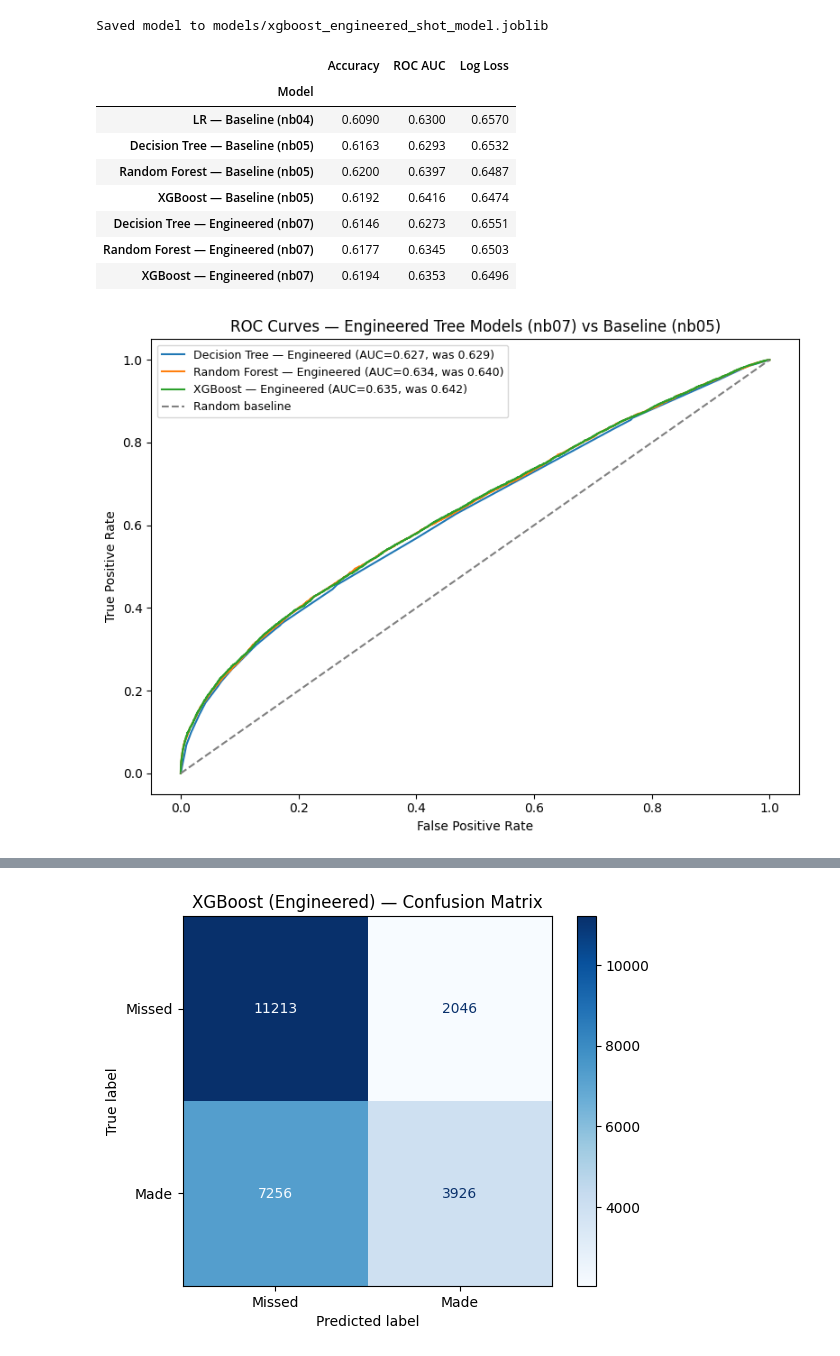
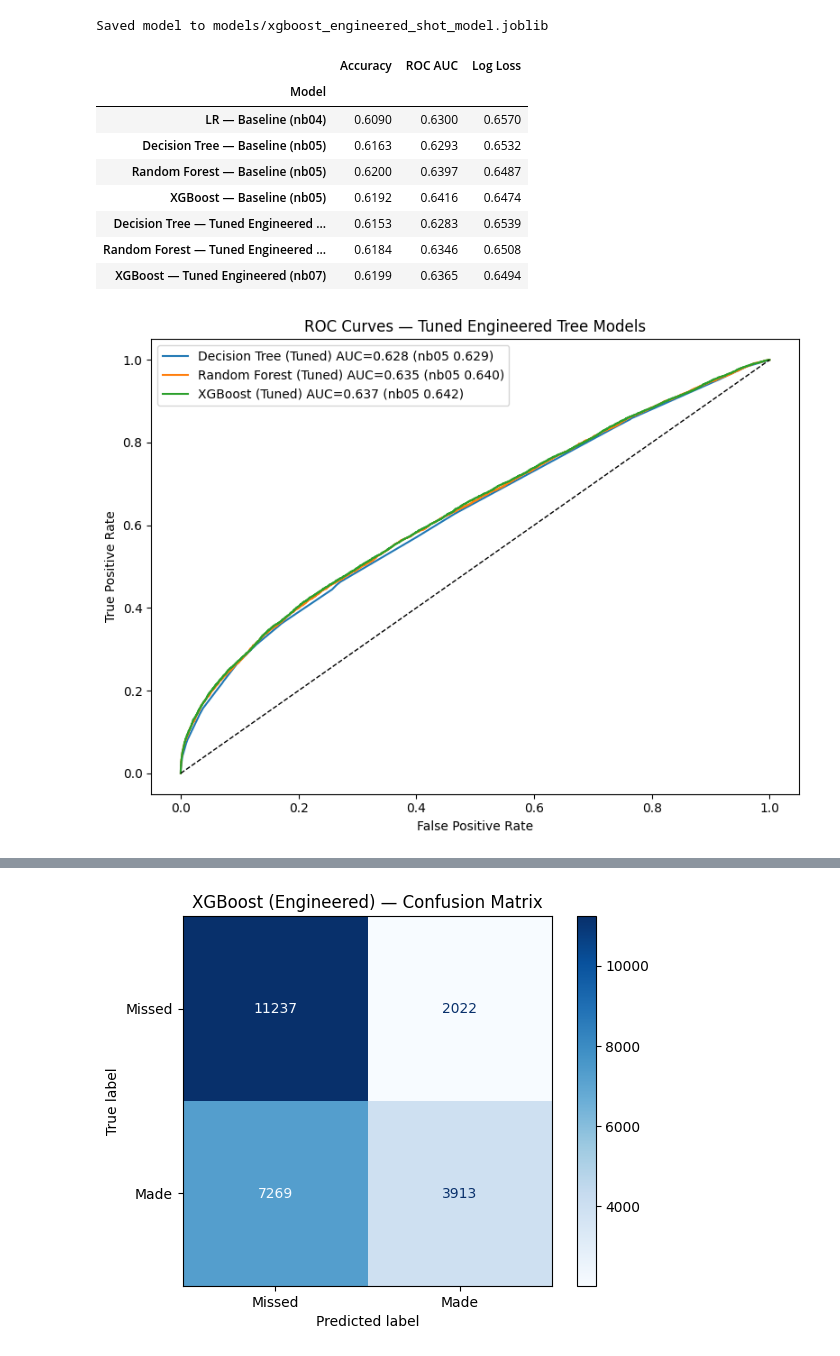
Before and after one commit to nseluga/Shot-Value-Machine-Learning, a Jupyter notebook: notebooks/07_tree_models_engineered.ipynb, the cells around one changed output, grey strips where cells are left out. Drawn from its saved outputs; the diff is of its cells as text; code cells hidden in the pictures.

```diff
--- a/notebooks/07_tree_models_engineered.ipynb
+++ b/notebooks/07_tree_models_engineered.ipynb
@@ -78,14 +119,18 @@ X_test shape:  (24441, 22)
 # %%
-# --- Decision Tree ---
-dt = DecisionTreeClassifier(max_depth=5, min_samples_leaf=100, random_state=42)
-dt.fit(X_train, y_train)
+# --- Decision Tree: tuned on training folds ---
+dt_search = tune_model(
+    "Decision Tree",
+    DecisionTreeClassifier(random_state=42),
+    {
+        "max_depth": [3, 4, 5, 6, 8, 10, 12, None],
+        "min_samples_split": [50, 100, 200, 400, 800],
+        "min_samples_leaf": [25, 50, 75, 100, 150, 250],
+        "max_features": [None, "sqrt", "log2"],
+        "criterion": ["gini", "entropy", "log_loss"],
+    },
+    n_iter=12,
+)
 
-y_pred_dt = dt.predict(X_test)
-y_prob_dt = dt.predict_proba(X_test)[:, 1]
-
-print("=== Decision Tree ===")
-print("Accuracy:", accuracy_score(y_test, y_pred_dt))
-print("ROC AUC: ", roc_auc_score(y_test, y_prob_dt))
-print("Log Loss:", log_loss(y_test, y_prob_dt))
-print("Brier Score:", brier_score_loss(y_test, y_prob_dt))
+dt = dt_search.best_estimator_
+y_pred_dt, y_prob_dt = evaluate_model("Decision Tree (Tuned)", dt)
 # %% [output]
@@ -176,23 +303,23 @@ print("Saved model to", MODEL_DIR / "xgboost_engineered_shot_model.joblib")
 # %% [output]
 Saved model to models/xgboost_engineered_shot_model.joblib
 # %%
-# four-way comparison: baseline models (notebooks 04/05) vs engineered versions (notebooks 06/07)
+# four-way comparison: baseline models (notebooks 04/05) vs tuned engineered versions (notebook 07)
 comparison = pd.DataFrame([
     # notebook 04 / 05 baselines (hardcoded from prior runs)
     {"Model": "LR — Baseline (nb04)",          "Accuracy": 0.6090, "ROC AUC": 0.6300, "Log Loss": 0.6570},
     {"Model": "Decision Tree — Baseline (nb05)", "Accuracy": 0.6163, "ROC AUC": 0.6293, "Log Loss": 0.6532},
     {"Model": "Random Forest — Baseline (nb05)", "Accuracy": 0.6200, "ROC AUC": 0.6397, "Log Loss": 0.6487},
     {"Model": "XGBoost — Baseline (nb05)",       "Accuracy": 0.6192, "ROC AUC": 0.6416, "Log Loss": 0.6474},
-    # engineered versions (this notebook)
-    {"Model": "Decision Tree — Engineered (nb07)", "Accuracy": accuracy_score(y_test, y_pred_dt),
-                                                    "ROC AUC": roc_auc_score(y_test, y_prob_dt),
-                                                    "Log Loss": log_loss(y_test, y_prob_dt)},
-    {"Model": "Random Forest — Engineered (nb07)", "Accuracy": accuracy_score(y_test, y_pred_rf),
-                                                    "ROC AUC": roc_auc_score(y_test, y_prob_rf),
-                                                    "Log Loss": log_loss(y_test, y_prob_rf)},
-    {"Model": "XGBoost — Engineered (nb07)",       "Accuracy": accuracy_score(y_test, y_pred_xgb),
-                                                    "ROC AUC": roc_auc_score(y_test, y_prob_xgb),
-                                                    "Log Loss": log_loss(y_test, y_prob_xgb)},
+    # tuned engineered versions (this notebook)
+    {"Model": "Decision Tree — Tuned Engineered (nb07)", "Accuracy": accuracy_score(y_test, y_pred_dt),
+                                                          "ROC AUC": roc_auc_score(y_test, y_prob_dt),
+                                                          "Log Loss": log_loss(y_test, y_prob_dt)},
+    {"Model": "Random Forest — Tuned Engineered (nb07)", "Accuracy": accuracy_score(y_test, y_pred_rf),
+                                                          "ROC AUC": roc_auc_score(y_test, y_prob_rf),
+                                                          "Log Loss": log_loss(y_test, y_prob_rf)},
+    {"Model": "XGBoost — Tuned Engineered (nb07)",       "Accuracy": accuracy_score(y_test, y_pred_xgb),
+                                                          "ROC AUC": roc_auc_score(y_test, y_prob_xgb),
+                                                          "Log Loss": log_loss(y_test, y_prob_xgb)},
 ]).set_index("Model").round(4)
 
 comparison
@@ -203,31 +330,31 @@ comparison
 | Decision Tree — Baseline (nb05) | 0.6163 | 0.6293 | 0.6532 |
 | Random Forest — Baseline (nb05) | 0.6200 | 0.6397 | 0.6487 |
 | XGBoost — Baseline (nb05) | 0.6192 | 0.6416 | 0.6474 |
-| Decision Tree — Engineered (nb07) | 0.6146 | 0.6273 | 0.6551 |
-| Random Forest — Engineered (nb07) | 0.6177 | 0.6345 | 0.6503 |
-| XGBoost — Engineered (nb07) | 0.6194 | 0.6353 | 0.6496 |
+| Decision Tree — Tuned Engineered ... | 0.6153 | 0.6283 | 0.6539 |
+| Random Forest — Tuned Engineered ... | 0.6184 | 0.6346 | 0.6508 |
+| XGBoost — Tuned Engineered (nb07) | 0.6199 | 0.6365 | 0.6494 |
 # %%
-# ROC curves: engineered tree models overlaid, with notebook 05 AUC values annotated in legend
+# ROC curves: tuned engineered tree models overlaid, with notebook 05 AUC values annotated in legend
 fig, ax = plt.subplots(figsize=(8, 6))
 
 for name, y_prob, nb05_auc in [
-    ("Decision Tree", y_prob_dt, 0.629),
-    ("Random Forest", y_prob_rf, 0.640),
-    ("XGBoost",       y_prob_xgb, 0.642),
+    ("Decision Tree (Tuned)", y_prob_dt, 0.629),
+    ("Random Forest (Tuned)", y_prob_rf, 0.640),
+    ("XGBoost (Tuned)",       y_prob_xgb, 0.642),
 ]:
     fpr, tpr, _ = roc_curve(y_test, y_prob)
-    eng_auc = auc(fpr, tpr)
-    ax.plot(fpr, tpr, label=f"{name} — Engineered (AUC={eng_auc:.3f}, was {nb05_auc:.3f})")
+    model_auc = auc(fpr, tpr)
+    ax.plot(fpr, tpr, label=f"{name} AUC={model_auc:.3f} (nb05 {nb05_auc:.3f})")
 
-ax.plot([0, 1], [0, 1], linestyle="--", color="gray", label="Random baseline")
+ax.plot([0, 1], [0, 1], "k--", linewidth=1)
 ax.set_xlabel("False Positive Rate")
 ax.set_ylabel("True Positive Rate")
-ax.set_title("ROC Curves — Engineered Tree Models (nb07) vs Baseline (nb05)")
-ax.legend(fontsize=9)
+ax.set_title("ROC Curves — Tuned Engineered Tree Models")
+ax.legend()
 plt.tight_layout()
 plt.show()
 # %% [output]
-[figure, old version]
+[figure, new version]
 # %%
 # XGBoost feature importance — shows which engineered features the model values most
 fig, ax = plt.subplots(figsize=(9, 7))
```
Also changed, not shown: parts of 11 cells of this notebook, 2 other files.
